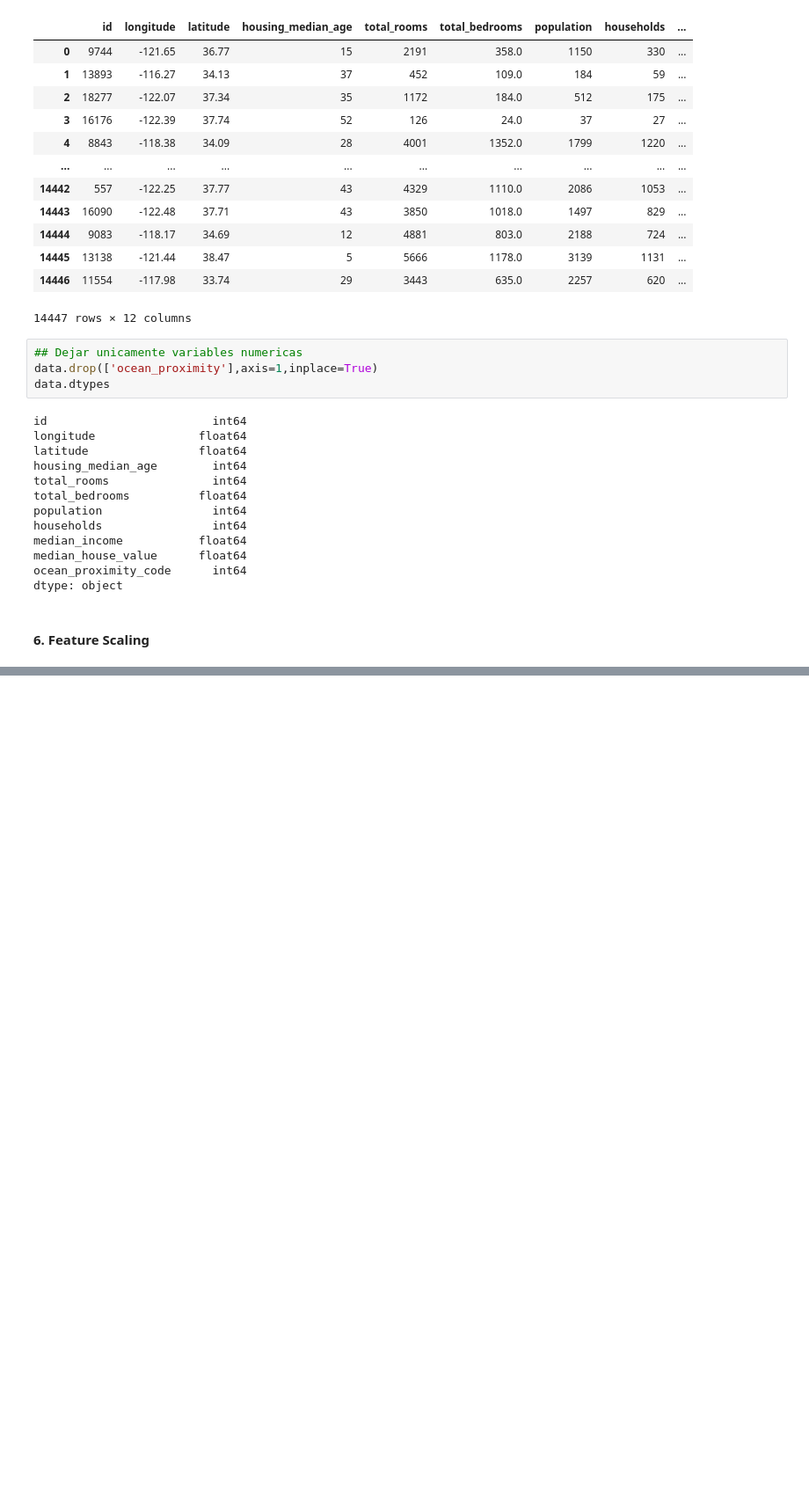
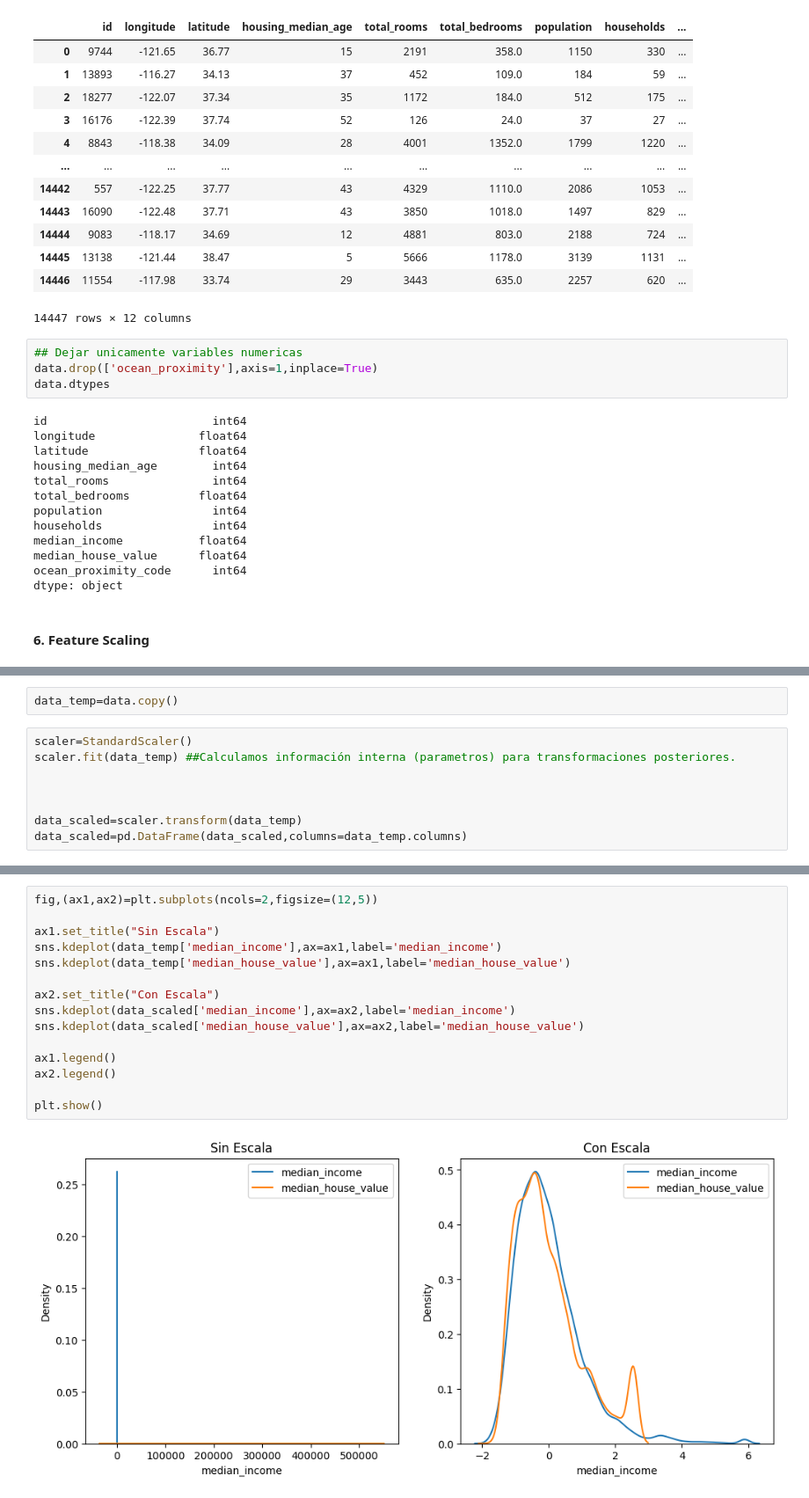
Before and after one commit to LeoContreras8/Laboratorio-3, a Jupyter notebook: Laboratorio3.ipynb, the cells around one changed output, grey strips where cells are left out. Shown at 88% size. Saved outputs shown, nothing was run; the diff lists cells and outputs as text; blank space fills up the shorter version.

```diff
--- a/Laboratorio3.ipynb
+++ b/Laboratorio3.ipynb
@@ -222,0 +236,10 @@ dtype: object
+# %%
+data_temp=data.copy()
+# %%
+scaler=StandardScaler()
+scaler.fit(data_temp) ##Calculamos información interna (parametros) para transformaciones posteriores.
+
+
+
+data_scaled=scaler.transform(data_temp)
+data_scaled=pd.DataFrame(data_scaled,columns=data_temp.columns)
@@ -222,0 +258,17 @@ dtype: object
+# %%
+fig,(ax1,ax2)=plt.subplots(ncols=2,figsize=(12,5))
+
+ax1.set_title("Sin Escala")
+sns.kdeplot(data_temp['median_income'],ax=ax1,label='median_income')
+sns.kdeplot(data_temp['median_house_value'],ax=ax1,label='median_house_value')
+
+ax2.set_title("Con Escala")
+sns.kdeplot(data_scaled['median_income'],ax=ax2,label='median_income')
+sns.kdeplot(data_scaled['median_house_value'],ax=ax2,label='median_house_value')
+
+ax1.legend()
+ax2.legend()
+
+plt.show()
+# %% [output]
+[figure, added]
```
Also changed, not shown: parts of 3 cells of this notebook.
